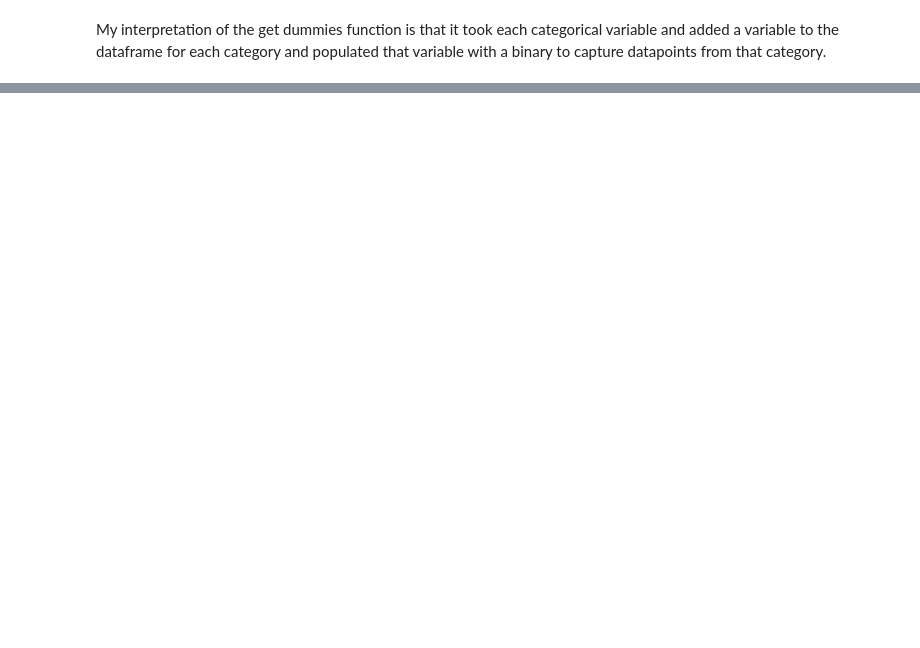
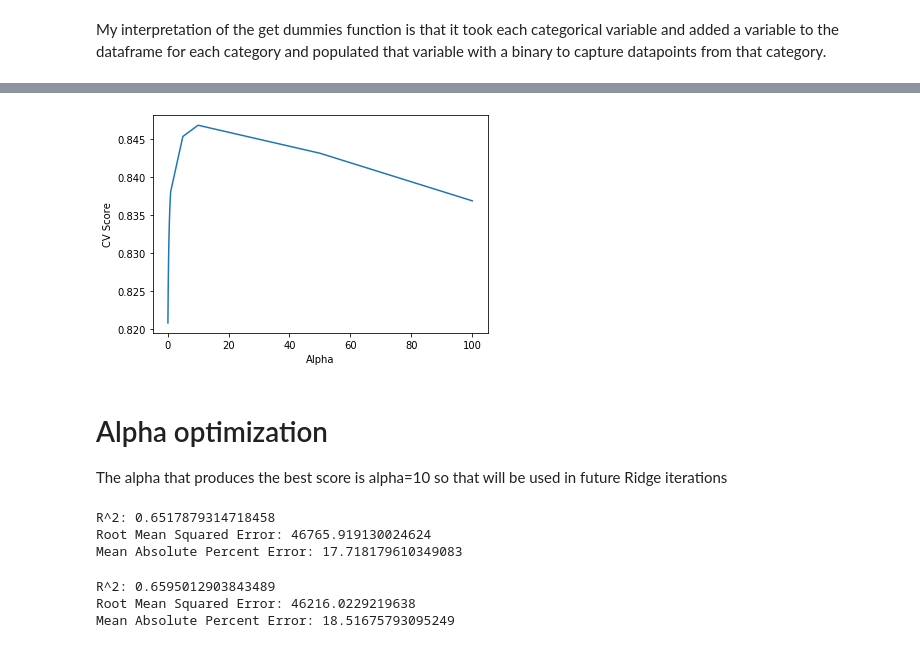
Before and after one commit to ABitNutty/Capstone-1, a Jupyter notebook: Linear Regression Model.ipynb, the cells around one changed output, grey strips where cells are left out. Saved outputs shown, nothing was run; the diff lists cells and outputs as text; code cells hidden in the pictures; blank space fills up the shorter version.

```diff
--- a/Linear Regression Model.ipynb
+++ b/Linear Regression Model.ipynb
@@ -168,0 +360,11 @@ metrics = metrics.append(temp)
+# %%
+plt.plot(alpha_space[1:-4], ridge_cv.cv_results_['mean_test_score'][1:-4])
+plt.xlabel('Alpha')
+plt.ylabel('CV Score')
+plt.show()
+# %% [output]
+[figure, added]
+# %% [markdown]
+# Alpha optimization
+
+The alpha that produces the best score is alpha=10 so that will be used in future Ridge iterations
@@ -168,0 +382,12 @@ metrics = metrics.append(temp)
+# %%
+# Metrics for train set
+print("R^2: {}".format(ridge.score(X_train, y_train)))
+rmse = np.sqrt(mean_squared_error(y_train, ridge_pred_train))
+print("Root Mean Squared Error: {}".format(rmse))
+error = (y_train-ridge_pred_train)/y_train * 100
+mape = abs(error).mean()
+print('Mean Absolute Percent Error: {}'.format(mape))
+# %% [output]
+R^2: 0.6517879314718458
+Root Mean Squared Error: 46765.919130024624
+Mean Absolute Percent Error: 17.718179610349083
@@ -168,0 +401,12 @@ metrics = metrics.append(temp)
+# %%
+# Performance Metrics for test set
+print("R^2: {}".format(ridge.score(X_test, y_test)))
+rmse = np.sqrt(mean_squared_error(y_test, ridge_pred_test))
+print("Root Mean Squared Error: {}".format(rmse))
+error = (y_test-ridge_pred_test)/y_test * 100
+mape = abs(error).mean()
+print('Mean Absolute Percent Error: {}'.format(mape))
+# %% [output]
+R^2: 0.6595012903843489
+Root Mean Squared Error: 46216.0229219638
+Mean Absolute Percent Error: 18.51675793095249
```
Also changed, not shown: parts of 99 cells of this notebook.
